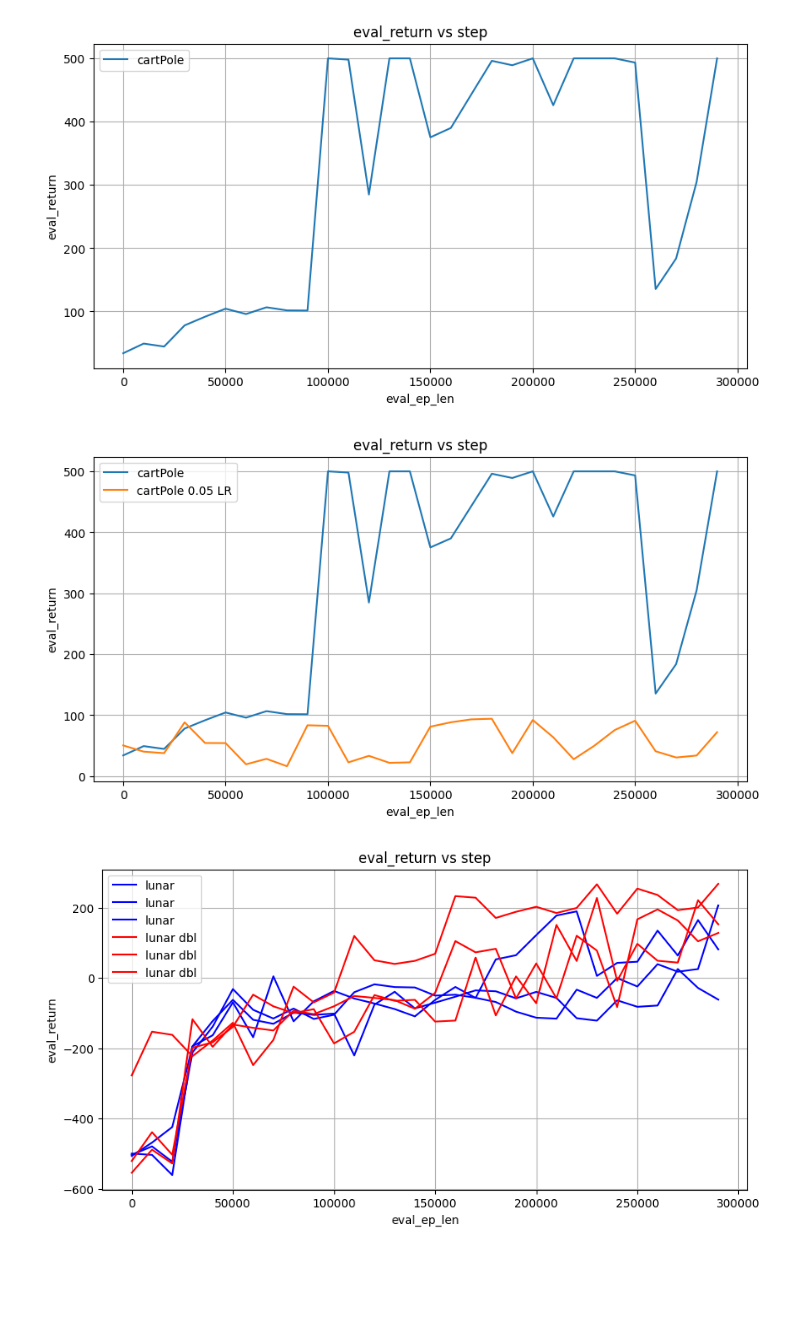
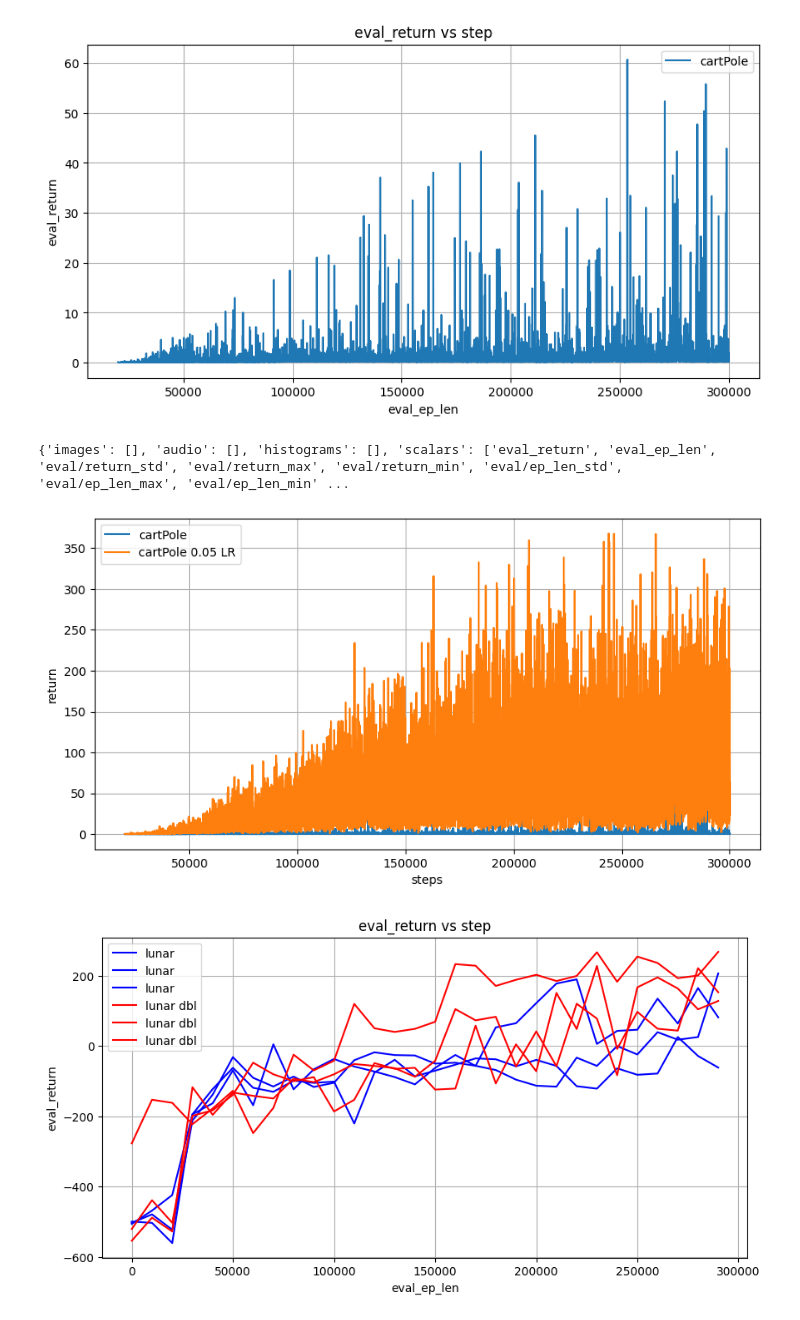
Before and after one commit to ShaanSinghGill/homework_fall2023, a Jupyter notebook: hw3/plots.ipynb, the cells around one changed output. Saved outputs shown, nothing was run; the diff lists cells and outputs as text; code cells hidden in the pictures; blank space fills up the shorter version.

```diff
--- a/hw3/plots.ipynb
+++ b/hw3/plots.ipynb
@@ -8,8 +8,8 @@ log_file = 'data/hw3_dqn_dqn_CartPole-v1_s64_l2_d0.99_05-10-2023_17-59-00' # Rep
 event_acc = event_accumulator.EventAccumulator(log_file)
 event_acc.Reload()
 tags = event_acc.Tags()
-evals = [v.value for v in event_acc.Scalars('eval_return')]
-steps = [v.step for v in event_acc.Scalars('eval_return')]
+evals = [v.value for v in event_acc.Scalars('critic_loss')]
+steps = [v.step for v in event_acc.Scalars('critic_loss')]
 plt.figure(figsize=(10, 5))
 plt.plot(steps, evals, label='cartPole')
 plt.xlabel('eval_ep_len')
@@ -19,25 +19,27 @@ plt.legend()
 plt.grid(True)
 plt.show()
 # %% [output]
-[figure, old version]
+[figure, new version]
 # %%
 log_file = 'data/hw3_dqn_dqn_CartPole-v1_s64_l2_d0.99_05-10-2023_18-06-53' # Replace with the path to your event log directory
 event_acc = event_accumulator.EventAccumulator(log_file)
 event_acc.Reload()
 tags = event_acc.Tags()
-evals1 = [v.value for v in event_acc.Scalars('eval_return')]
-steps1 = [v.step for v in event_acc.Scalars('eval_return')]
+print(tags)
+evals1 = [v.value for v in event_acc.Scalars('critic_loss')]
+steps1 = [v.step for v in event_acc.Scalars('critic_loss')]
 plt.figure(figsize=(10, 5))
 plt.plot(steps, evals, label='cartPole')
 plt.plot(steps1, evals1, label='cartPole 0.05 LR')
-plt.xlabel('eval_ep_len')
-plt.ylabel('eval_return')
-plt.title('eval_return vs step')
+plt.xlabel('steps')
+plt.ylabel('return')
+# plt.title('eval_return vs step')
 plt.legend()
 plt.grid(True)
 plt.show()
 # %% [output]
+{'images': [], 'audio': [], 'histograms': [], 'scalars': ['eval_return', 'eval_ep_len', 'eval/return_std', 'eval/return_max', 'eval/return_min', 'eval/ep_len_std', 'eval/ep_len_max', 'eval/ep_len_min' ...
-[figure, old version]
+[figure, new version]
 # %%
 log_file = 'data/hw3_dqn_dqn_LunarLander-v2_s64_l2_d0.99_05-10-2023_18-15-37' # Replace with the path to your event log directory
 event_acc = event_accumulator.EventAccumulator(log_file)
```
Also changed, not shown: parts of 3 cells of this notebook, 26 other files.
